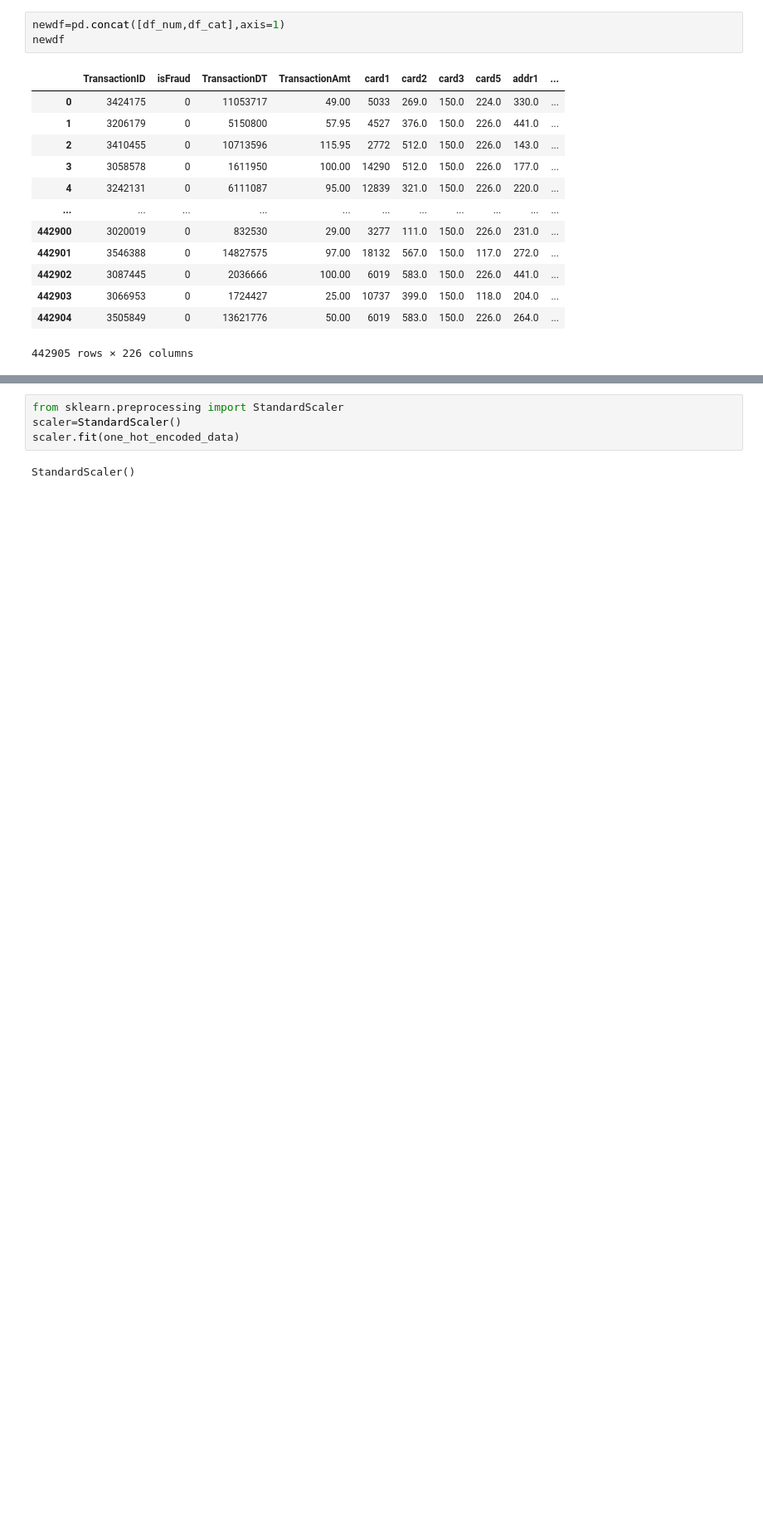
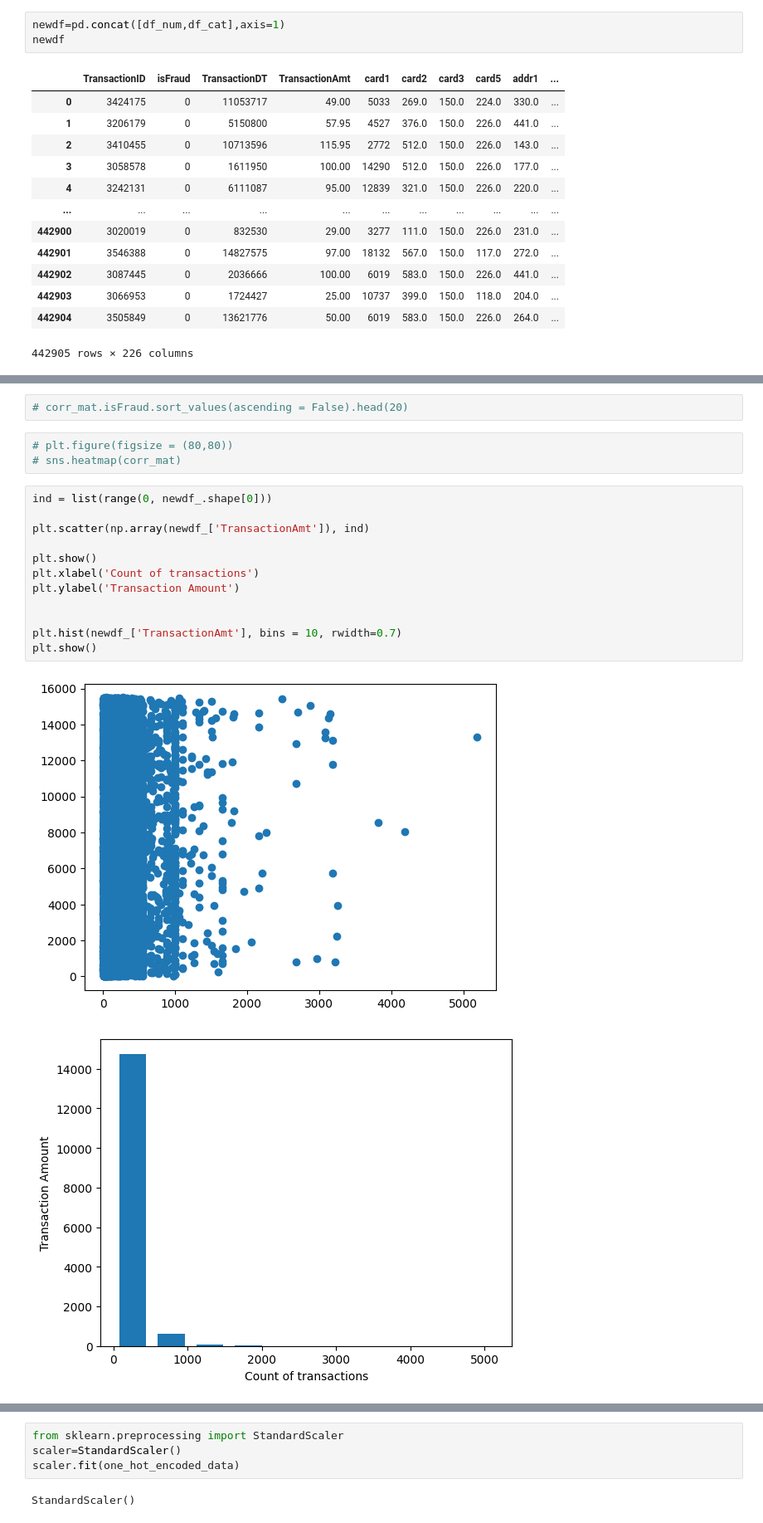
Before and after one commit to sm0223/its_a_fraud_ml, a Jupyter notebook: its-a-fraud.ipynb, the cells around one changed output, grey strips where cells are left out. Shown: that part at 83% size. Saved outputs shown, nothing was run; the diff lists cells and outputs as text; blank space fills up the shorter version.

```diff
--- a/its-a-fraud.ipynb
+++ b/its-a-fraud.ipynb
@@ -261,0 +268,20 @@ one_hot_encoded_data=one_hot_encoded_data.drop(['isFraud'],axis=1)
+# %%
+# corr_mat.isFraud.sort_values(ascending = False).head(20)
+# %%
+# plt.figure(figsize = (80,80))
+# sns.heatmap(corr_mat)
+# %%
+ind = list(range(0, newdf_.shape[0]))
+
+plt.scatter(np.array(newdf_['TransactionAmt']), ind)
+
+plt.show()
+plt.xlabel('Count of transactions')
+plt.ylabel('Transaction Amount')
+
+
+plt.hist(newdf_['TransactionAmt'], bins = 10, rwidth=0.7)
+plt.show()
+# %% [output]
+[figure, added]
+[figure, added]
```
Also changed, not shown: parts of 92 cells of this notebook.
